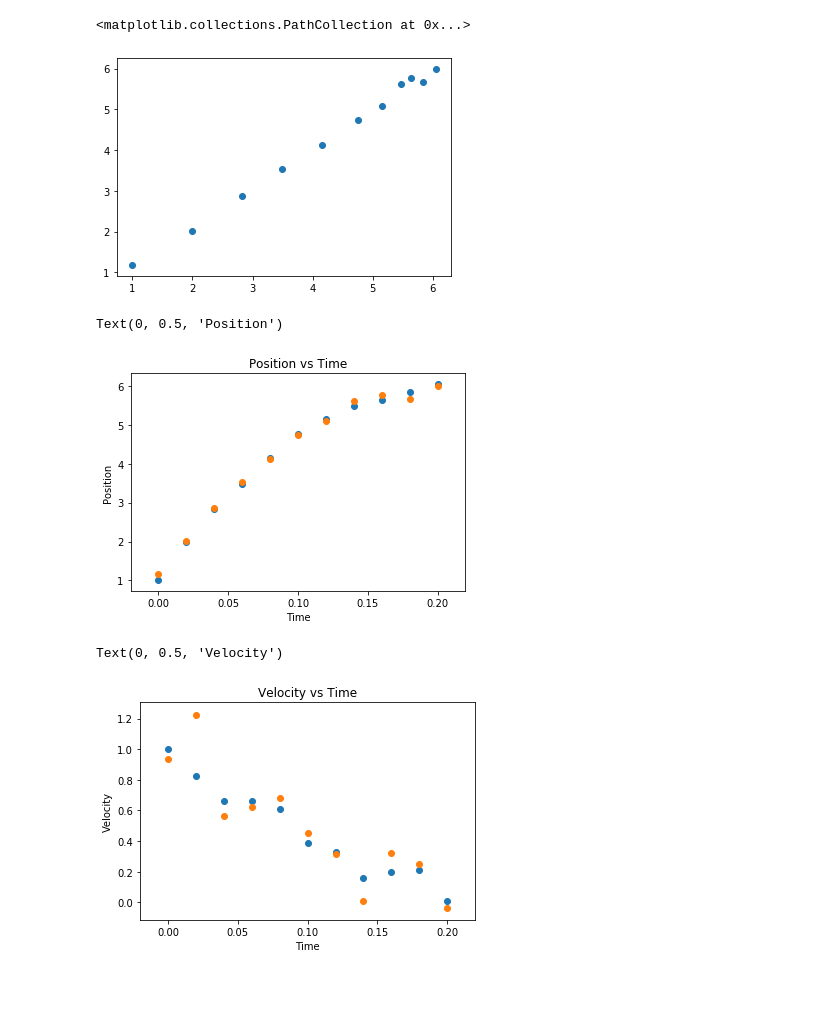
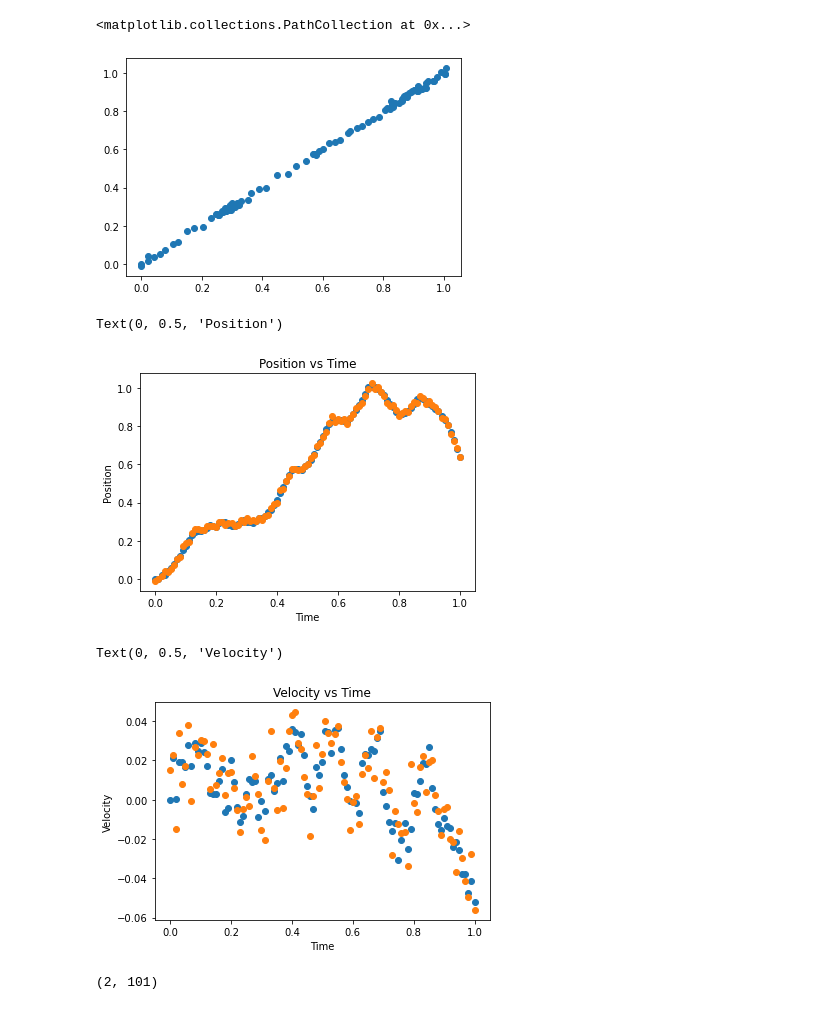
Before and after one commit to nidhipai/rips-2021-aerospace, a Jupyter notebook: Testing.ipynb, the cells around one changed output. Drawn from its saved outputs; the diff is of its cells as text; code cells hidden in the pictures.

```diff
--- a/Testing.ipynb
+++ b/Testing.ipynb
@@ -4,9 +5,15 @@ from DumbTruck import DumbTruck
 # %%
 #Set up the data generation
+t = 100
+dt = 0.02
+k = 0.1
+ep = 0.01
+nu = 0.01
+
 gen = DumbTruck()
-initial = np.array([[1],[1]])
-process = gen.process(initial, t=10, dt=0.02, k=0.1, ep=0.01)
-measure = gen.measure(process, nu=0.01)
+initial = np.array([[0],[0]])
+process = gen.process(initial, t=t, dt=dt, k=k, ep=ep)
+measure = gen.measure(process, nu=nu)
 # %%
 #Inspect our outputs to make sure they are correct
 process
@@ -38,30 +67,26 @@ plt.scatter(process[0], measure[0])
 # %%
 #Trying more measurement noise this time
-process = gen.process(initial, t=10, dt=0.02, k=0.1, ep=0.1)
-measure = gen.measure(process, nu=0.1)
+process = gen.process(initial, t=t, dt=dt, k=k, ep=ep)
+measure = gen.measure(process, nu=nu)
 plt.scatter(process[0], measure[0])
 # %% [output]
 <matplotlib.collections.PathCollection at 0x...>
-[figure, old version]
+[figure, new version]
 # %%
-t = 10
-dt = .02
-plt.scatter(np.arange(0, (t + 1) * dt, 0.02), process[0])
-plt.scatter(np.arange(0, (t + 1) * dt, 0.02), measure[0])
+plt.scatter(np.arange(0, (t + 1) * dt, dt), process[0])
+plt.scatter(np.arange(0, (t + 1) * dt, dt), measure[0])
 plt.title("Position vs Time")
 plt.xlabel("Time")
 plt.ylabel("Position")
 # %% [output]
 Text(0, 0.5, 'Position')
-[figure, old version]
+[figure, new version]
 # %%
-t = 10
-dt = .02
-plt.scatter(np.arange(0, (t + 1) * dt, 0.02), process[1])
-plt.scatter(np.arange(0, (t + 1) * dt, 0.02), measure[1])
+plt.scatter(np.arange(0, (t + 1) * dt, dt), process[1])
+plt.scatter(np.arange(0, (t + 1) * dt, dt), measure[1])
 plt.title("Velocity vs Time")
 plt.xlabel("Time")
 plt.ylabel("Velocity")
 # %% [output]
 Text(0, 0.5, 'Velocity')
-[figure, old version]
+[figure, new version]
@@ -67,0 +102,4 @@ Text(0, 0.5, 'Velocity')
+# %%
+measure.shape
+# %% [output]
+(2, 101)
```
Also changed, not shown: parts of 8 cells of this notebook, 1 other file.
